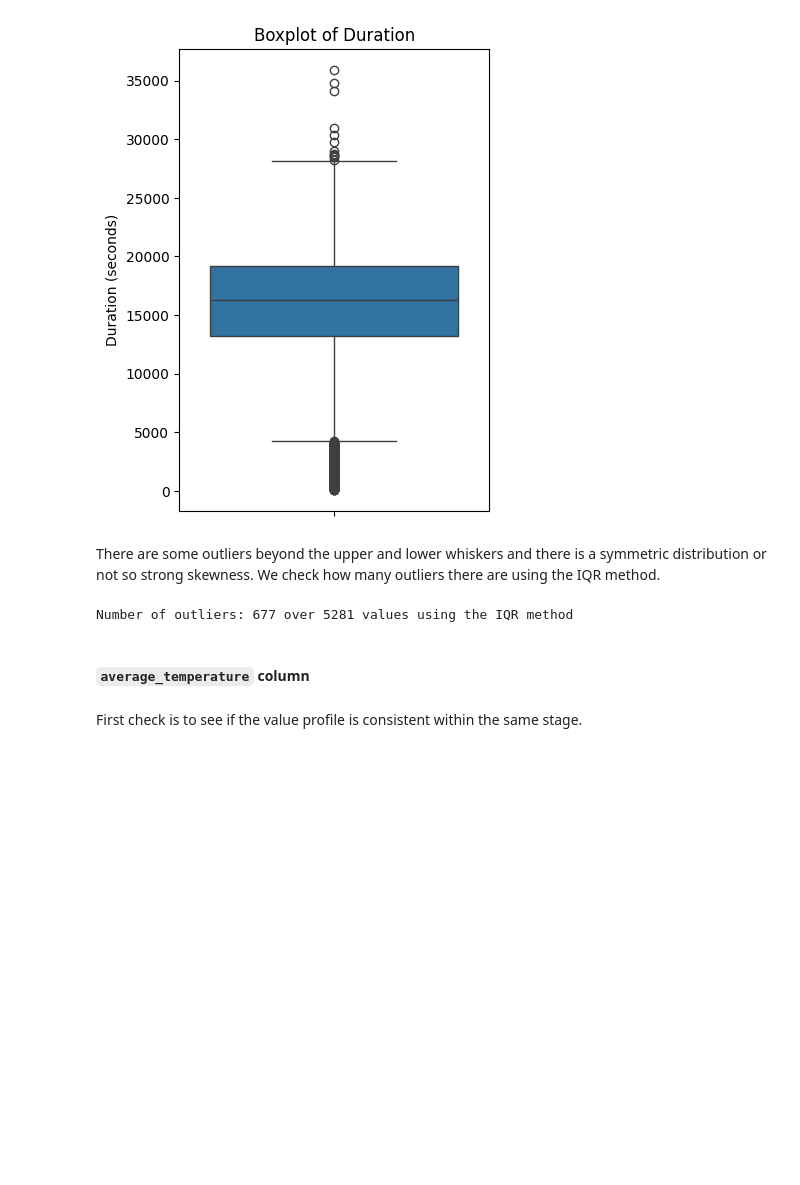
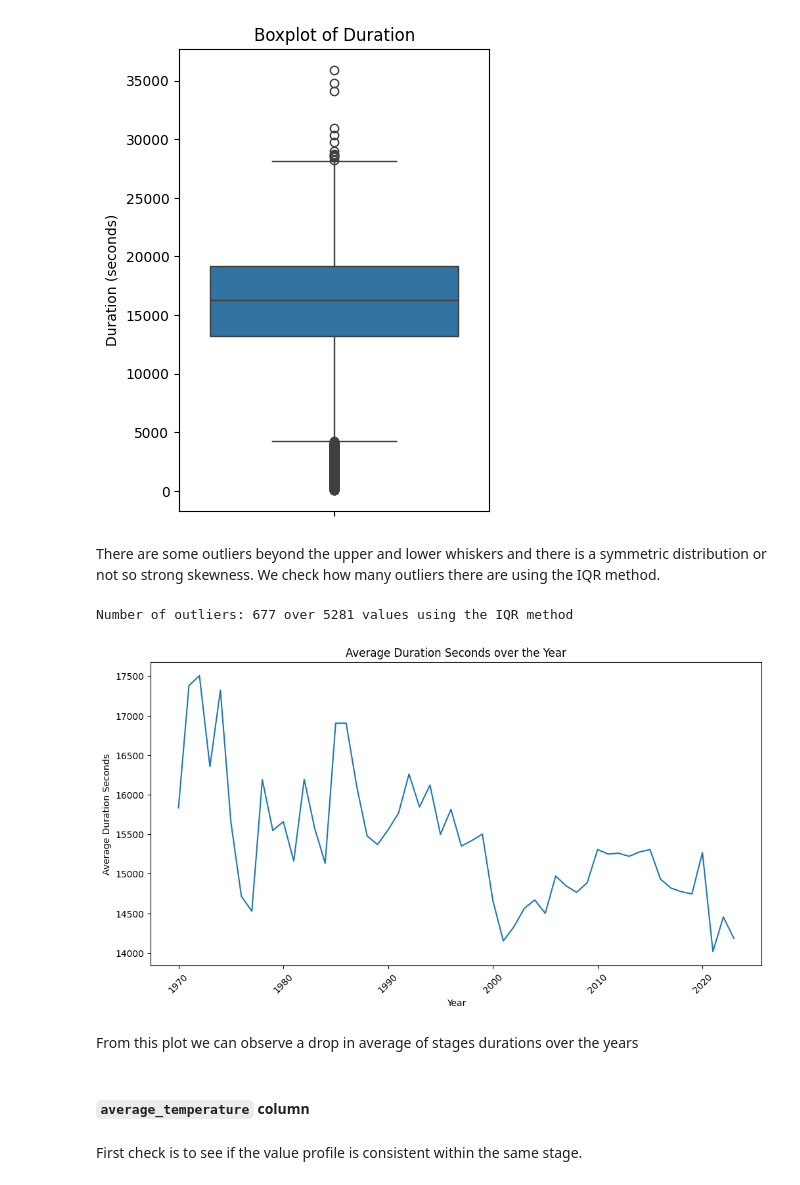
Before and after one commit to effepielle/dm_project24_group_0, a Jupyter notebook: TASK_1/data_understanding.ipynb, the cells around one changed output. Saved outputs shown, nothing was run; the diff lists cells and outputs as text; code cells hidden in the pictures; blank space fills up the shorter version.

````diff
--- a/TASK_1/data_understanding.ipynb
+++ b/TASK_1/data_understanding.ipynb
@@ -1717,6 +1723,25 @@ There are some outliers beyond the upper and lower whiskers and there is a symme
 count_outliers(duration_df['duration_seconds'])
 # %% [output]
 Number of outliers: 677 over 5281 values using the IQR method
+# %%
+# Extract the year from the _url column
+duration_df['year'] = duration_df['_url'].str.extract(r'(\d{4})')
+
+# Calculate the average length for each year
+avg_duration_df = duration_df.dropna(subset=['duration_seconds']).groupby('year')['duration_seconds'].mean()
+
+# Plot the average length per year with increased scale on x-axis
+plt.figure(figsize=(12, 6))
+avg_duration_df.plot(kind='line')
+plt.title('Average Duration Seconds over the Year')
+plt.xlabel('Year')
+plt.ylabel('Average Duration Seconds')
+plt.xticks(rotation=45)
+plt.show()
+# %% [output]
+[figure, added]
+# %% [markdown]
+From this plot we can observe a drop in average of stages durations over the years
 # %% [markdown]
 #### ```average_temperature``` column
 # %% [markdown]
````
Also changed, not shown: parts of 51 cells of this notebook.
